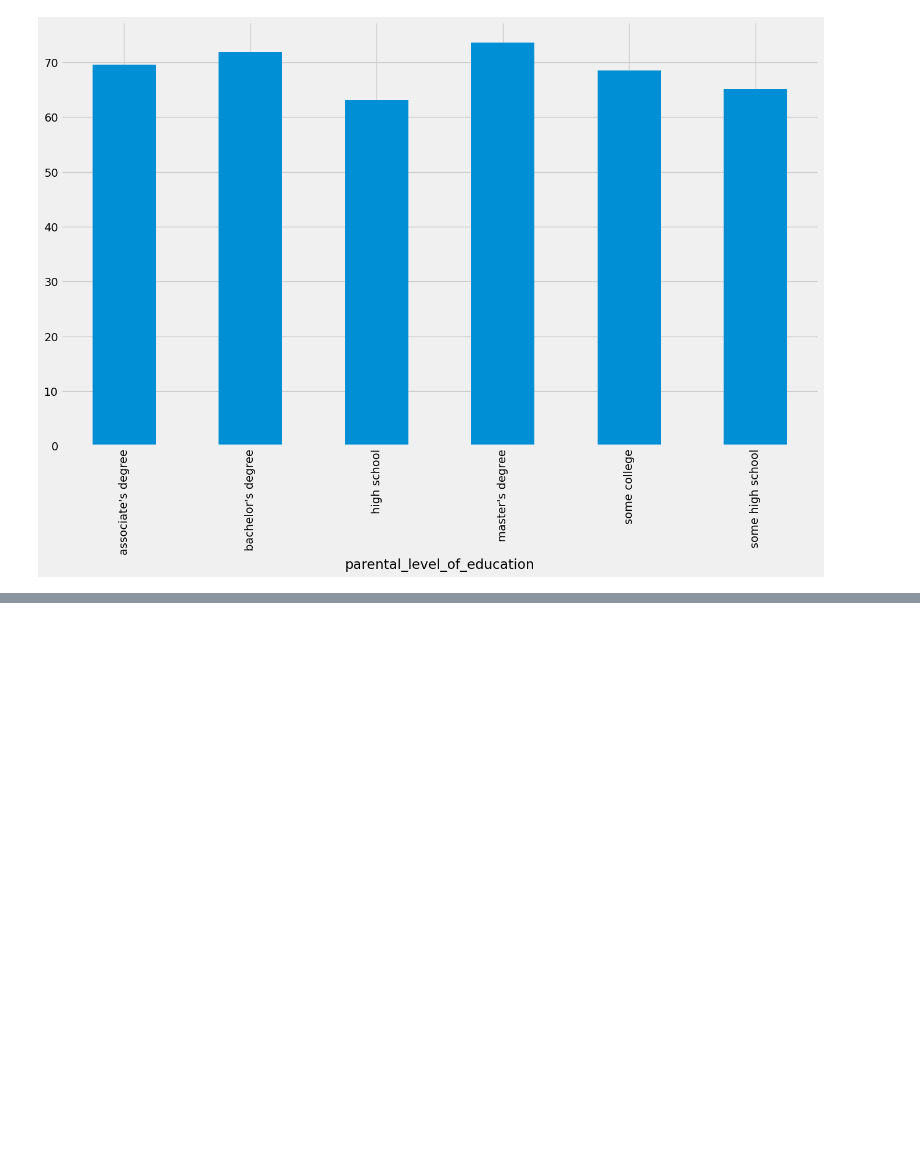
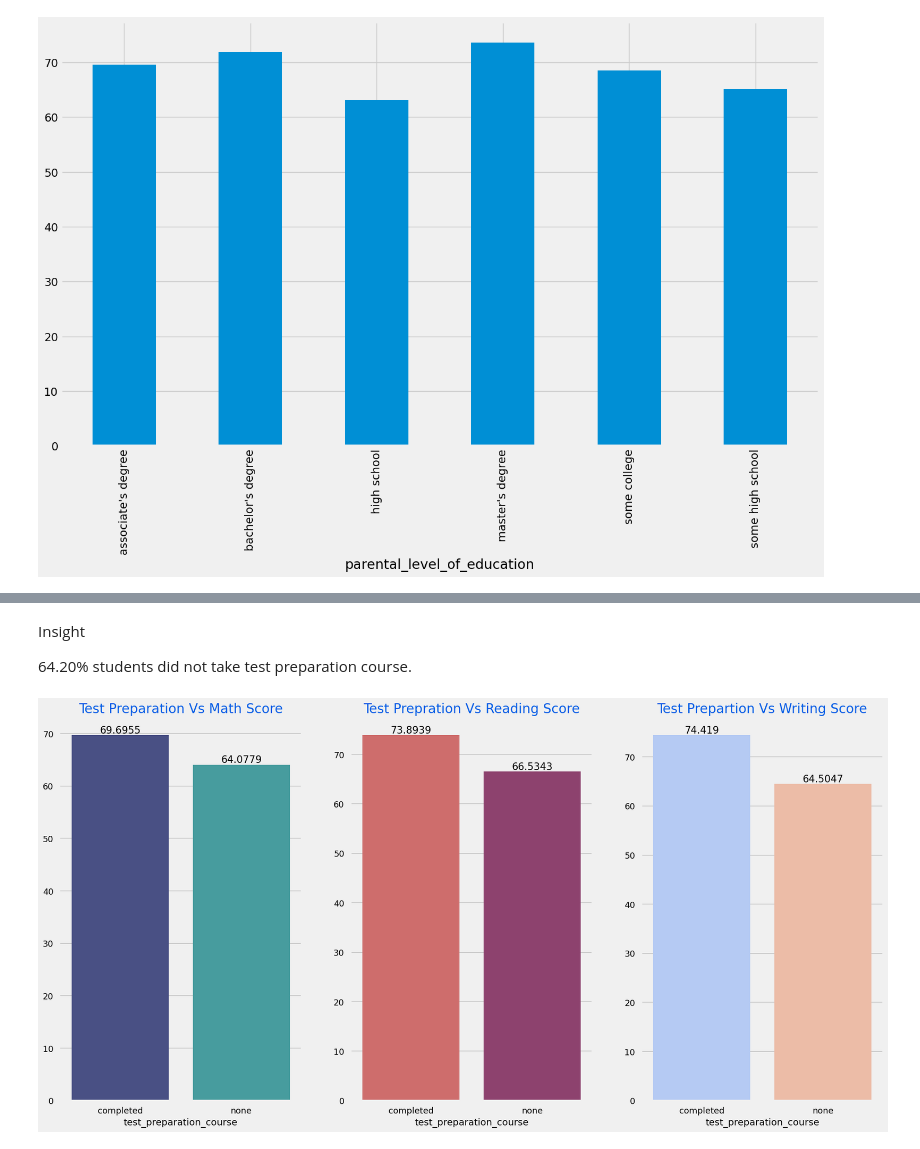
Before and after one commit to AbdulRasheed1011/Project1, a Jupyter notebook: notebook/EDA.ipynb, the cells around one changed output, grey strips where cells are left out. Saved outputs shown, nothing was run; the diff lists cells and outputs as text; code cells hidden in the pictures; blank space fills up the shorter version.

```diff
--- a/notebook/EDA.ipynb
+++ b/notebook/EDA.ipynb
@@ -516,0 +572,27 @@ df.groupby('parental_level_of_education')['average_score'].mean().plot(kind = 'b
+# %% [markdown]
+Insight
+
+64.20% students did not take test preparation course.
+# %%
+group_data = df.groupby('test_preparation_course')
+f, ax = plt.subplots(1,3, figsize=(20,10))
+sns.barplot(x = group_data['math_score'].mean().index, y = group_data['math_score'].mean().values, palette= 'mako', ax = ax[0])
+ax[0].set_title('Test Preparation Vs Math Score', size = 20, color = '#005ce6')
+
+for container in ax[0].containers:
+    ax[0].bar_label(container, size = 15)
+
+sns.barplot(x = group_data['reading_score'].mean().index,y = group_data['reading_score'].mean().values, palette='flare', ax = ax[1])
+ax[1].set_title('Test Prepration Vs Reading Score', size = 20, color = '#005ce6')
+
+for container in ax[1].containers:
+    ax[1].bar_label(container, size = 15)
+
+
+sns.barplot(x = group_data['writing_score'].mean().index, y = group_data['writing_score'].mean().values, palette='coolwarm', ax = ax[2])
+ax[2].set_title('Test Prepartion Vs Writing Score', size = 20, color = '#005ce6')
+
+for container in ax[2].containers:
+    ax[2].bar_label(container, size = 15, color = 'black')
+# %% [output]
+[figure, added]
```
Also changed, not shown: parts of 15 cells of this notebook, 6 other files.
